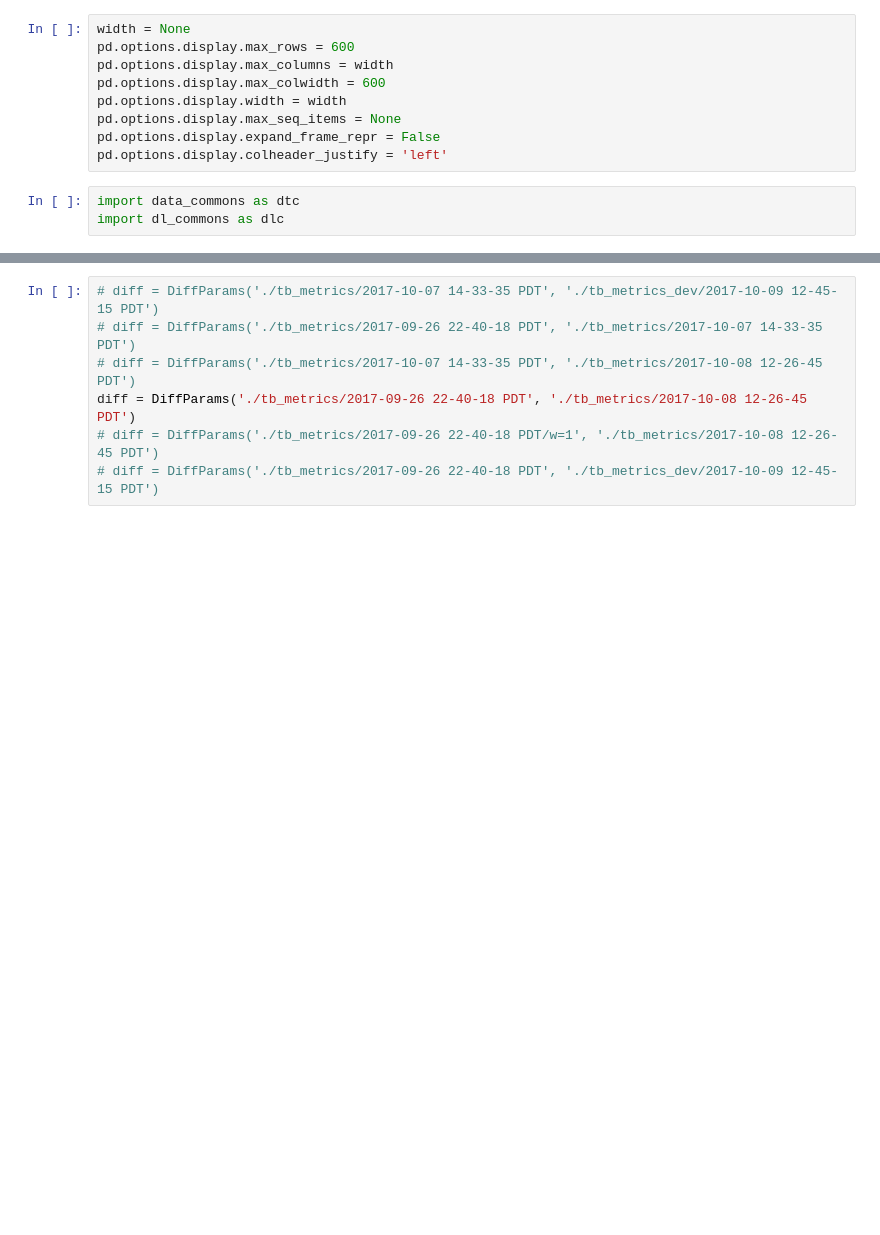
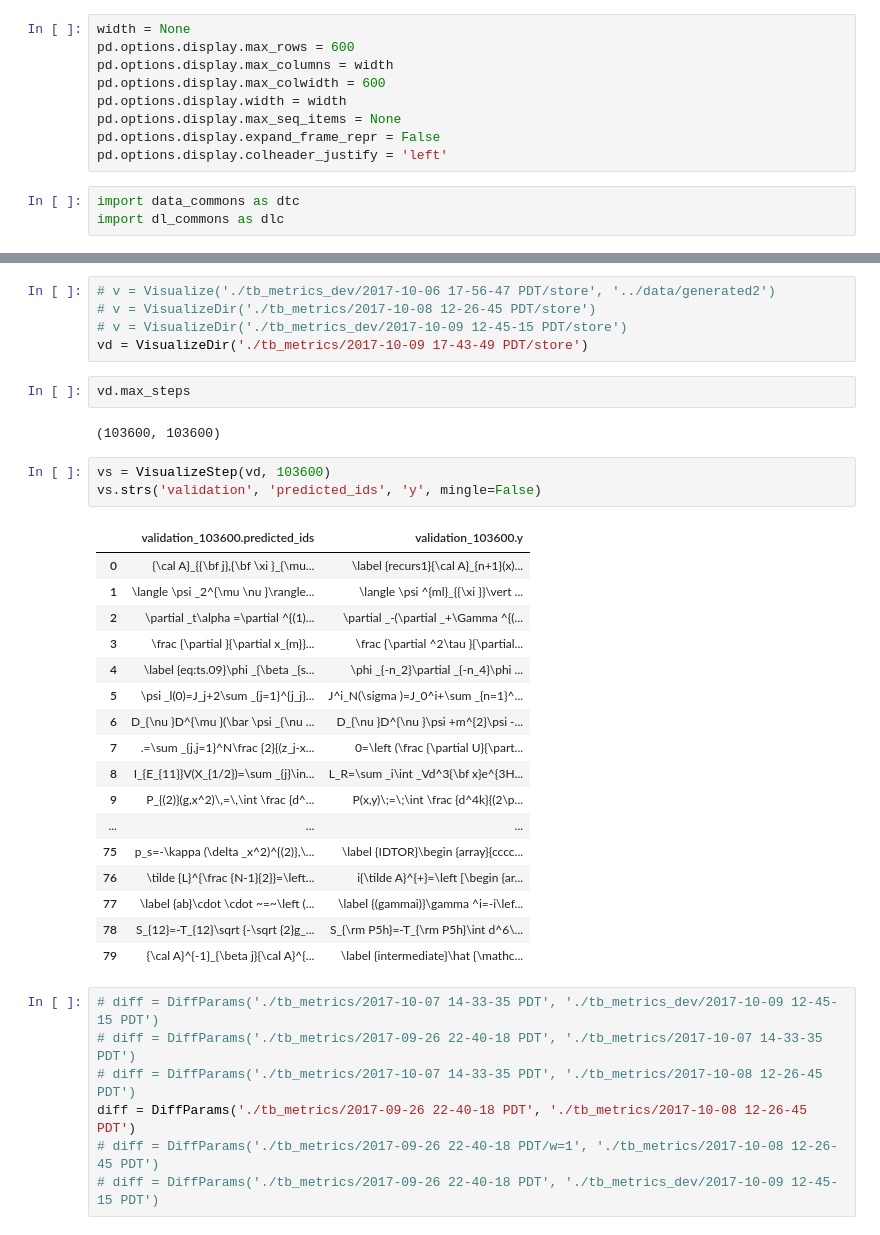
Before and after one commit to untrix/im2latex, a Jupyter notebook: src/visualize.ipynb, the cells around one changed output, grey strips where cells are left out. Saved outputs shown, nothing was run; the diff lists cells and outputs as text; blank space fills up the shorter version.

```diff
--- a/src/visualize.ipynb
+++ b/src/visualize.ipynb
@@ -143,6 +182,36 @@ class DiffParams(object):
         return self.get('args.pkl', to_str=True)
     def get_hyper(self):
         return self.get('hyper.pkl', to_str=True)
+# %%
+# v = Visualize('./tb_metrics_dev/2017-10-06 17-56-47 PDT/store', '../data/generated2')
+# v = VisualizeDir('./tb_metrics/2017-10-08 12-26-45 PDT/store')
+# v = VisualizeDir('./tb_metrics_dev/2017-10-09 12-45-15 PDT/store')
+vd = VisualizeDir('./tb_metrics/2017-10-09 17-43-49 PDT/store')
+# %%
+vd.max_steps
+# %% [output]
+(103600, 103600)
+# %%
+vs = VisualizeStep(vd, 103600)
+vs.strs('validation', 'predicted_ids', 'y', mingle=False)
+# %% [output]
+|  | validation_103600.predicted_ids | validation_103600.y |
+| 0 | {\cal A}_{{\bf j},{\bf \xi }_{\mu... | \label {recurs1}{\cal A}_{n+1}(x)... |
+| 1 | \langle \psi _2^{\mu \nu }\rangle... | \langle \psi ^{ml}_{{\xi }}\vert ... |
+| 2 | \partial _t\alpha =\partial ^{(1)... | \partial _-(\partial _+\Gamma ^{(... |
+| 3 | \frac {\partial }{\partial x_{m}}... | \frac {\partial ^2\tau }{\partial... |
+| 4 | \label {eq:ts.09}\phi _{\beta _{s... | \phi _{-n_2}\partial _{-n_4}\phi ... |
+| 5 | \psi _l(0)=J_j+2\sum _{j=1}^{j_j}... | J^i_N(\sigma )=J_0^i+\sum _{n=1}^... |
+| 6 | D_{\nu }D^{\mu }(\bar \psi _{\nu ... | D_{\nu }D^{\nu }\psi +m^{2}\psi -... |
+| 7 | .=\sum _{j,j=1}^N\frac {2}{(z_j-x... | 0=\left (\frac {\partial U}{\part... |
+| 8 | I_{E_{11}}V(X_{1/2})=\sum _{j}\in... | L_R=\sum _i\int _Vd^3{\bf x}e^{3H... |
+| 9 | P_{(2)}(g,x^2)\,=\,\int \frac {d^... | P(x,y)\;=\;\int \frac {d^4k}{(2\p... |
+| ... | ... | ... |
+| 75 | p_s=-\kappa (\delta _x^2)^{(2)},\... | \label {IDTOR}\begin {array}{cccc... |
+| 76 | \tilde {L}^{\frac {N-1}{2}}=\left... | i{\tilde A}^{+}=\left [\begin {ar... |
+| 77 | \label {ab}\cdot \cdot ~=~\left (... | \label {(gammai)}\gamma ^i=-i\lef... |
+| 78 | S_{12}=-T_{12}\sqrt {-\sqrt {2}g_... | S_{\rm P5h}=-T_{\rm P5h}\int d^6\... |
+| 79 | {\cal A}^{-1}_{\beta j}{\cal A}^{... | \label {intermediate}\hat {\mathc... |
 # %%
 # diff = DiffParams('./tb_metrics/2017-10-07 14-33-35 PDT', './tb_metrics_dev/2017-10-09 12-45-15 PDT')
 # diff = DiffParams('./tb_metrics/2017-09-26 22-40-18 PDT', './tb_metrics/2017-10-07 14-33-35 PDT')
```
Also changed, not shown: parts of 8 cells of this notebook, 3 other files.
